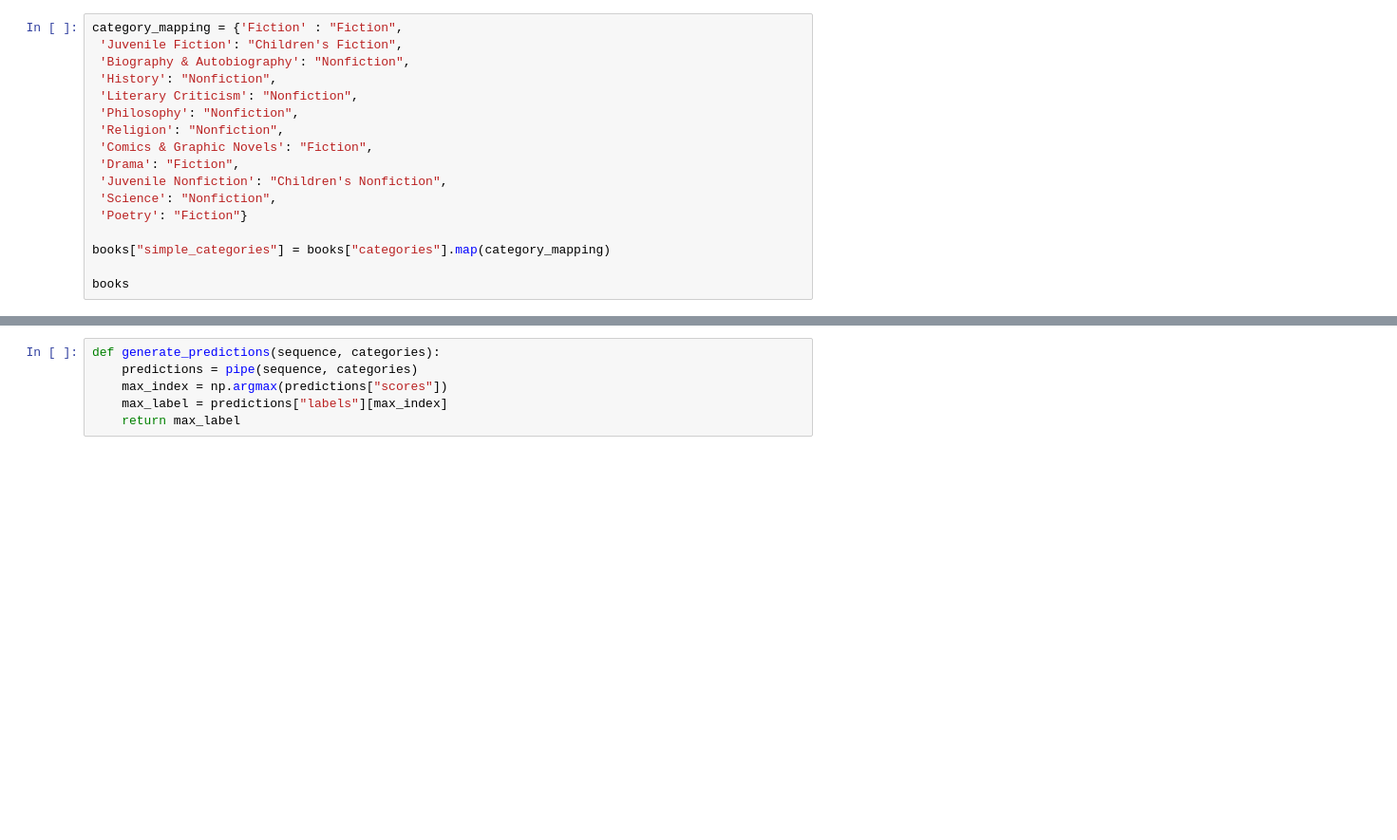
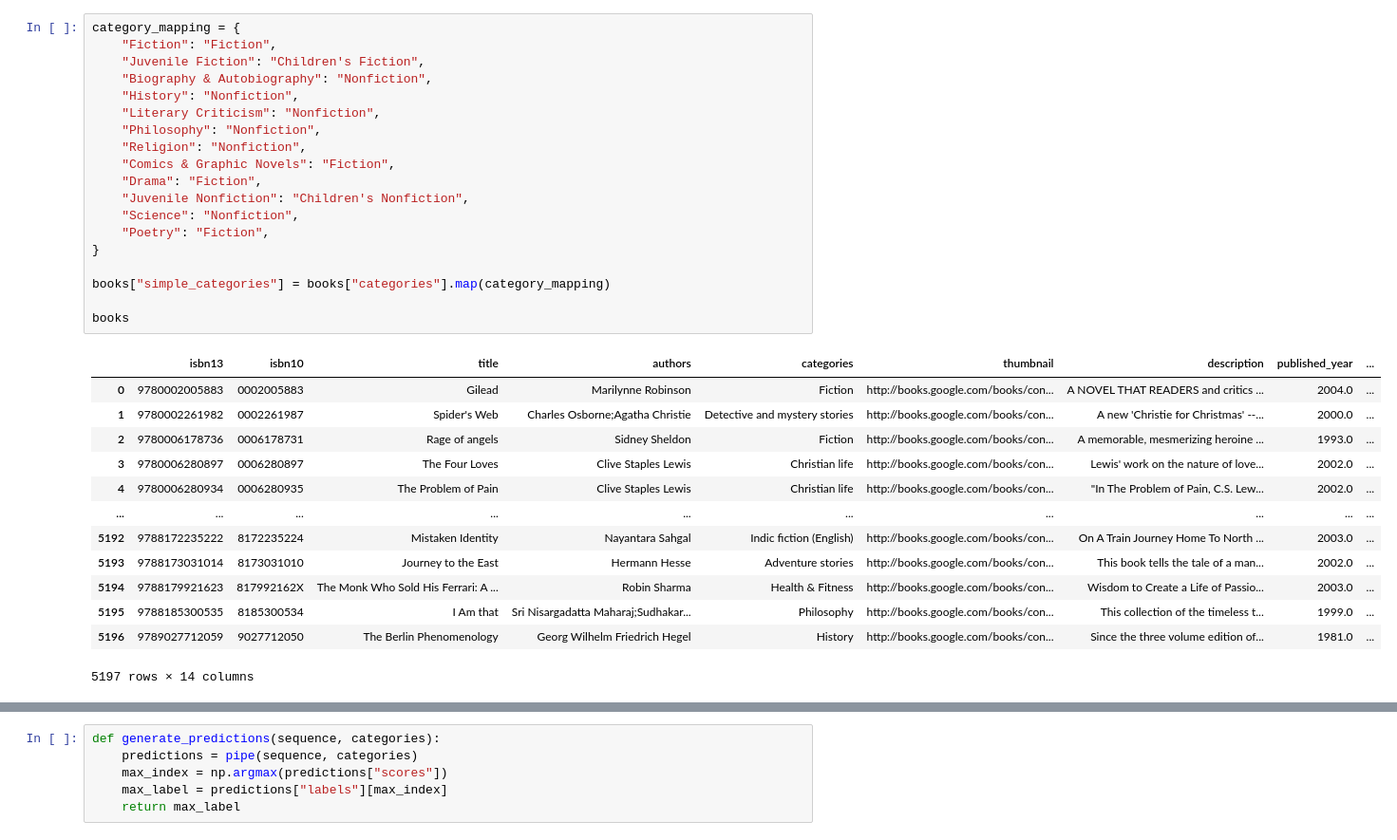
Before and after one commit to xmebhzero/research_v2, a Jupyter notebook: python/book-recommender/text-classification.ipynb, the cells around one changed output, grey strips where cells are left out. Shown: that part at 95% size. Saved outputs shown, nothing was run; the diff lists cells and outputs as text; blank space fills up the shorter version.

```diff
--- a/python/book-recommender/text-classification.ipynb
+++ b/python/book-recommender/text-classification.ipynb
@@ -9,19 +37,35 @@ books["categories"].value_counts().reset_index().query("count > 50")
 # %%
-category_mapping = {'Fiction' : "Fiction",
- 'Juvenile Fiction': "Children's Fiction",
- 'Biography & Autobiography': "Nonfiction",
- 'History': "Nonfiction",
- 'Literary Criticism': "Nonfiction",
- 'Philosophy': "Nonfiction",
- 'Religion': "Nonfiction",
- 'Comics & Graphic Novels': "Fiction",
- 'Drama': "Fiction",
- 'Juvenile Nonfiction': "Children's Nonfiction",
- 'Science': "Nonfiction",
- 'Poetry': "Fiction"}
+category_mapping = {
+    "Fiction": "Fiction",
+    "Juvenile Fiction": "Children's Fiction",
+    "Biography & Autobiography": "Nonfiction",
+    "History": "Nonfiction",
+    "Literary Criticism": "Nonfiction",
+    "Philosophy": "Nonfiction",
+    "Religion": "Nonfiction",
+    "Comics & Graphic Novels": "Fiction",
+    "Drama": "Fiction",
+    "Juvenile Nonfiction": "Children's Nonfiction",
+    "Science": "Nonfiction",
+    "Poetry": "Fiction",
+}
 
 books["simple_categories"] = books["categories"].map(category_mapping)
 
 books
+# %% [output]
+|  | isbn13 | isbn10 | title | authors | categories | thumbnail | description | published_year | ... |
+| 0 | 9780002005883 | 0002005883 | Gilead | Marilynne Robinson | Fiction | http://books.google.com/books/con... | A NOVEL THAT READERS and critics ... | 2004.0 | ... |
+| 1 | 9780002261982 | 0002261987 | Spider's Web | Charles Osborne;Agatha Christie | Detective and mystery stories | http://books.google.com/books/con... | A new 'Christie for Christmas' --... | 2000.0 | ... |
+| 2 | 9780006178736 | 0006178731 | Rage of angels | Sidney Sheldon | Fiction | http://books.google.com/books/con... | A memorable, mesmerizing heroine ... | 1993.0 | ... |
+| 3 | 9780006280897 | 0006280897 | The Four Loves | Clive Staples Lewis | Christian life | http://books.google.com/books/con... | Lewis' work on the nature of love... | 2002.0 | ... |
+| 4 | 9780006280934 | 0006280935 | The Problem of Pain | Clive Staples Lewis | Christian life | http://books.google.com/books/con... | "In The Problem of Pain, C.S. Lew... | 2002.0 | ... |
+| ... | ... | ... | ... | ... | ... | ... | ... | ... | ... |
+| 5192 | 9788172235222 | 8172235224 | Mistaken Identity | Nayantara Sahgal | Indic fiction (English) | http://books.google.com/books/con... | On A Train Journey Home To North ... | 2003.0 | ... |
+| 5193 | 9788173031014 | 8173031010 | Journey to the East | Hermann Hesse | Adventure stories | http://books.google.com/books/con... | This book tells the tale of a man... | 2002.0 | ... |
+| 5194 | 9788179921623 | 817992162X | The Monk Who Sold His Ferrari: A ... | Robin Sharma | Health & Fitness | http://books.google.com/books/con... | Wisdom to Create a Life of Passio... | 2003.0 | ... |
+| 5195 | 9788185300535 | 8185300534 | I Am that | Sri Nisargadatta Maharaj;Sudhakar... | Philosophy | http://books.google.com/books/con... | This collection of the timeless t... | 1999.0 | ... |
+| 5196 | 9789027712059 | 9027712050 | The Berlin Phenomenology | Georg Wilhelm Friedrich Hegel | History | http://books.google.com/books/con... | Since the three volume edition of... | 1981.0 | ... |
+5197 rows × 14 columns
 # %%
 books[~(books["simple_categories"].isna())]
```
Also changed, not shown: parts of 10 cells of this notebook, 10 other files.
